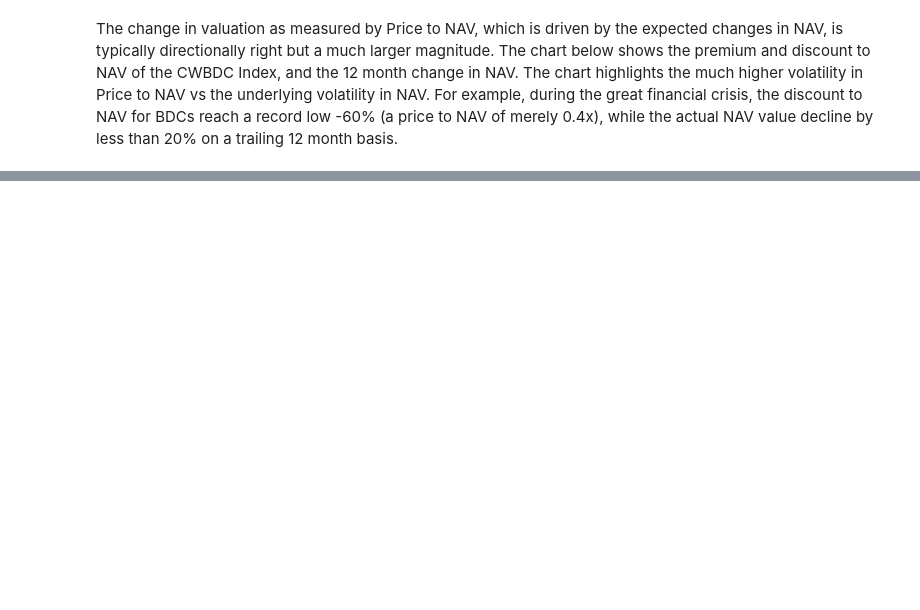
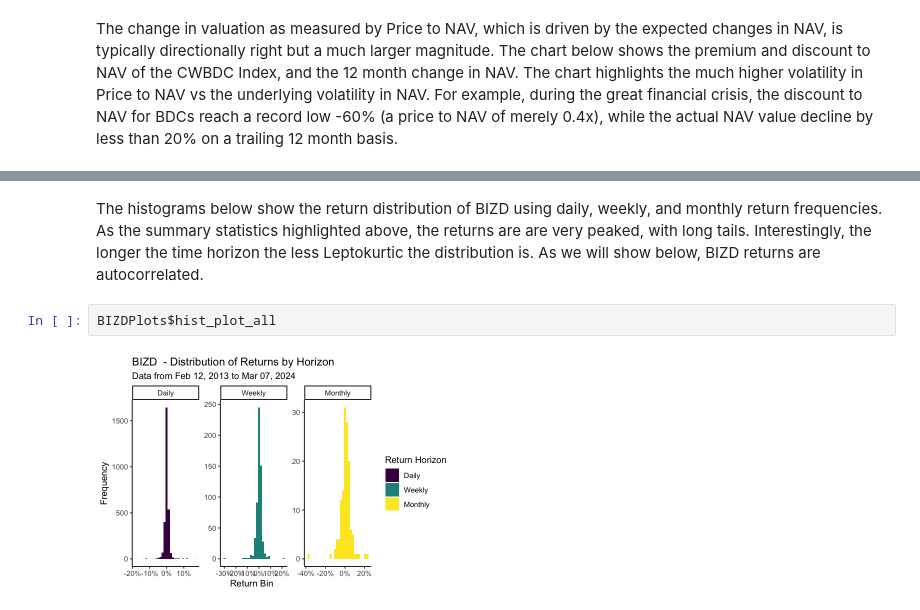
Before and after one commit to twood886/FINM33150_Quant_Trading_Project, a Jupyter notebook: Popat_Weekes_Wood_FINM33150_FinalProject.ipynb, the cells around one changed output, grey strips where cells are left out. Drawn from its saved outputs; the diff is of its cells as text; blank space fills up the shorter version.

```diff
--- a/Popat_Weekes_Wood_FINM33150_FinalProject.ipynb
+++ b/Popat_Weekes_Wood_FINM33150_FinalProject.ipynb
@@ -283,0 +360,6 @@ Due to the lack of volume in BDC and BDC ETF options, we are forced to build the
+# %% [markdown]
+The histograms below show the return distribution of BIZD using daily, weekly, and monthly return frequencies. As the summary statistics highlighted above, the returns are are very peaked, with long tails. Interestingly, the longer the time horizon the less Leptokurtic the distribution is. As we will show below, BIZD returns are autocorrelated.
+# %%
+BIZDPlots$hist_plot_all
+# %% [output]
+[figure, added]
```
Also changed, not shown: parts of 29 cells of this notebook.
